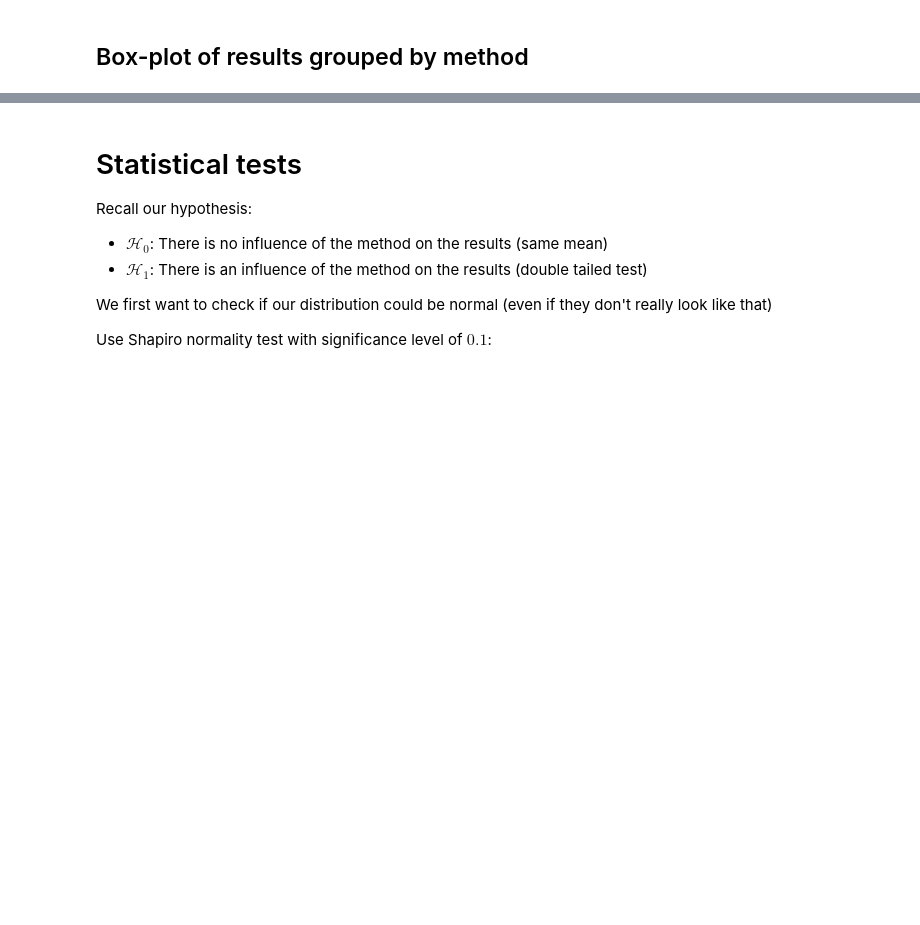
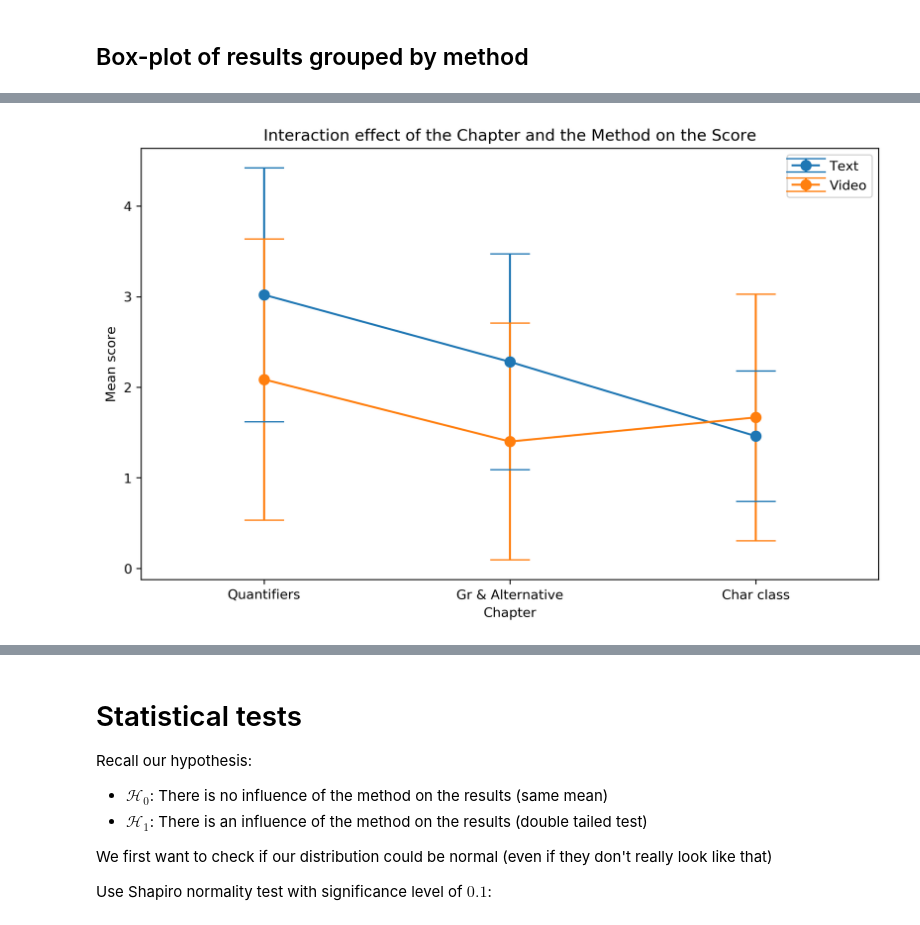
Before and after one commit to mbovel/dela-analysis, a Jupyter notebook: notebooks/02-quizz-results-analysis.ipynb, the cells around one changed output, grey strips where cells are left out. Cells and saved outputs as stored; diff of their text form; code cells hidden in the pictures; blank space fills up the shorter version.

```diff
--- a/notebooks/02-quizz-results-analysis.ipynb
+++ b/notebooks/02-quizz-results-analysis.ipynb
@@ -61,0 +81,16 @@ fig.savefig(f"../data/derived/box_plot_quiz.jpg")
+# %%
+def plot_interaction_effect(i, col1, col2, ax):
+    data[data[col1] == i].groupby(col2).Score.agg(['mean', 'std']).reset_index().plot(x=col2, y='mean', yerr='std', ax=ax, fmt='.-', markersize=15, capsize=15)
+
+fig, ax = plt.subplots(figsize=(10, 6), dpi=300)
+for i in range(0, 2):
+    plot_interaction_effect(i, 'Method', 'Chapter', ax)
+
+ax.set_xlim(0.5, 3.5)
+ax.legend(['Text', 'Video'])
+plt.xticks([1.0, 2.0, 3.0], ['Quantifiers', 'Gr & Alternative', 'Char class'], rotation=0)
+ax.set_ylabel('Mean score')
+ax.set_title('Interaction effect of the Chapter and the Method on the Score')
+fig.savefig(f"../data/derived/interaction_effect.jpg")
+# %% [output]
+[figure, added]
```
Also changed, not shown: parts of 8 cells of this notebook, 3 other files.
